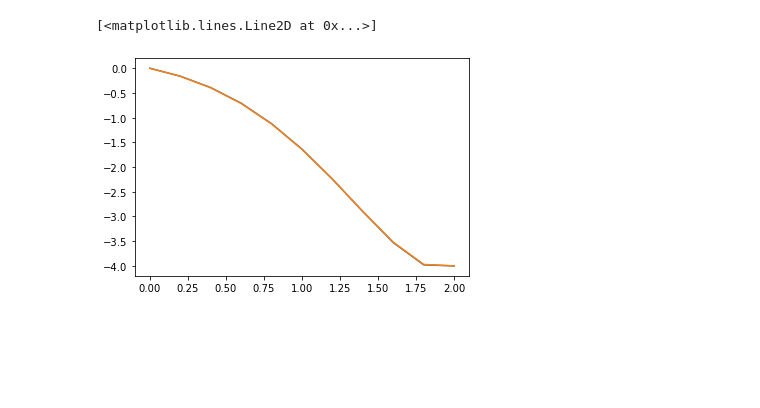
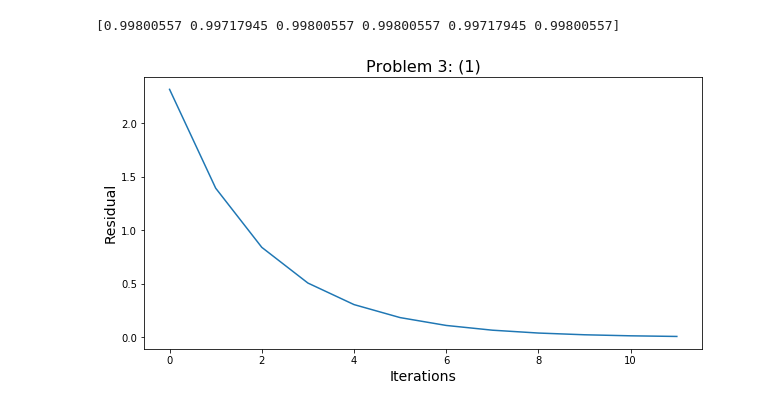
Before and after one commit to da-james/Numerics.jl, a Jupyter notebook: debugger.ipynb, the cells around one changed output. Cells and saved outputs as stored; diff of their text form; code cells hidden in the pictures; blank space fills up the shorter version.

```diff
--- a/debugger.ipynb
+++ b/debugger.ipynb
@@ -60,6 +7,33 @@ g = lambda x : 1/6*x**3*exp(x) - 5/3*x*exp(x) + 2*exp(x) - x - 2
-# %%
-plt.plot(x,y)
-plt.plot(x,g(x))
-# %% [output]
-[<matplotlib.lines.Line2D at 0x...>]
-[figure, removed]
+# %%
+A = [[4,-1,0,-1,0,0],
+     [-1,4,-1,0,-1,0],
+     [0,-1,4,0,0,-1],
+     [-1,0,0,4,-1,0],
+     [0,-1,0,-1,4,-1],
+     [0,0,-1,0,-1,4]]
+
+A = np.array(A)
+b = np.array([2,1,2,2,1,2])
+x0 = np.array([0,0,0,0,0,0])
+tol = 0.01
+# %%
+def jacobi(A,b,x0,tol):
+    U = np.triu(A,1)
+    L = np.tril(A,-1)
+    D = np.diag(np.diag(A))
+
+    k = 0
+    x = np.linalg.solve(-D,np.matmul(L+U,x0))
+    x += np.linalg.solve(D,b)
+
+    r = []
+    r.append(np.linalg.norm(b-np.matmul(A,x)))
+    cond = True
+
+    while(r[k] >= tol):
+        x = np.linalg.solve(-D,np.matmul(L+U,x))
+        x += np.linalg.solve(D,b)
+        r.append(np.linalg.norm(b-np.matmul(A,x)))
+        k += 1
+
+    return x,r,k
@@ -65,0 +55,15 @@ plt.plot(x,g(x))
+# %%
+xj,rj,kj = jacobi(A,b,x0,tol)
+xg,rg,kg = gauss_seidel(A,b,x0,tol)
+# %%
+plt.figure(figsize=(10,5))
+
+plt.plot(range(kj+1),rj)
+plt.ylabel('Residual',fontsize=14)
+plt.xlabel('Iterations',fontsize=14)
+plt.title('Problem 3: (1)',fontsize=16)
+
+print(xj)
+# %% [output]
+[0.99800557 0.99717945 0.99800557 0.99800557 0.99717945 0.99800557]
+[figure, added]
```
Also changed, not shown: parts of 10 cells of this notebook, 2 other files.
